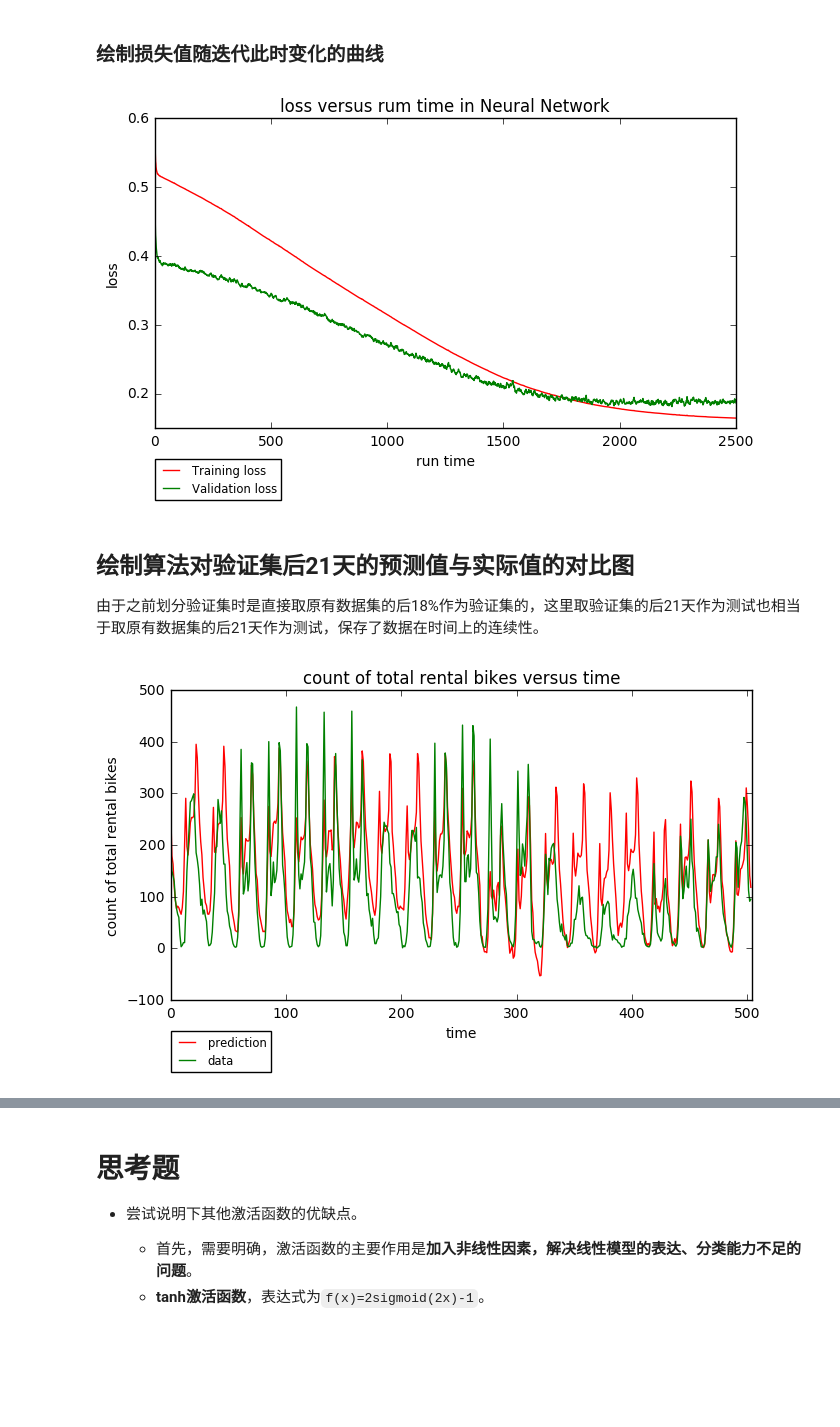
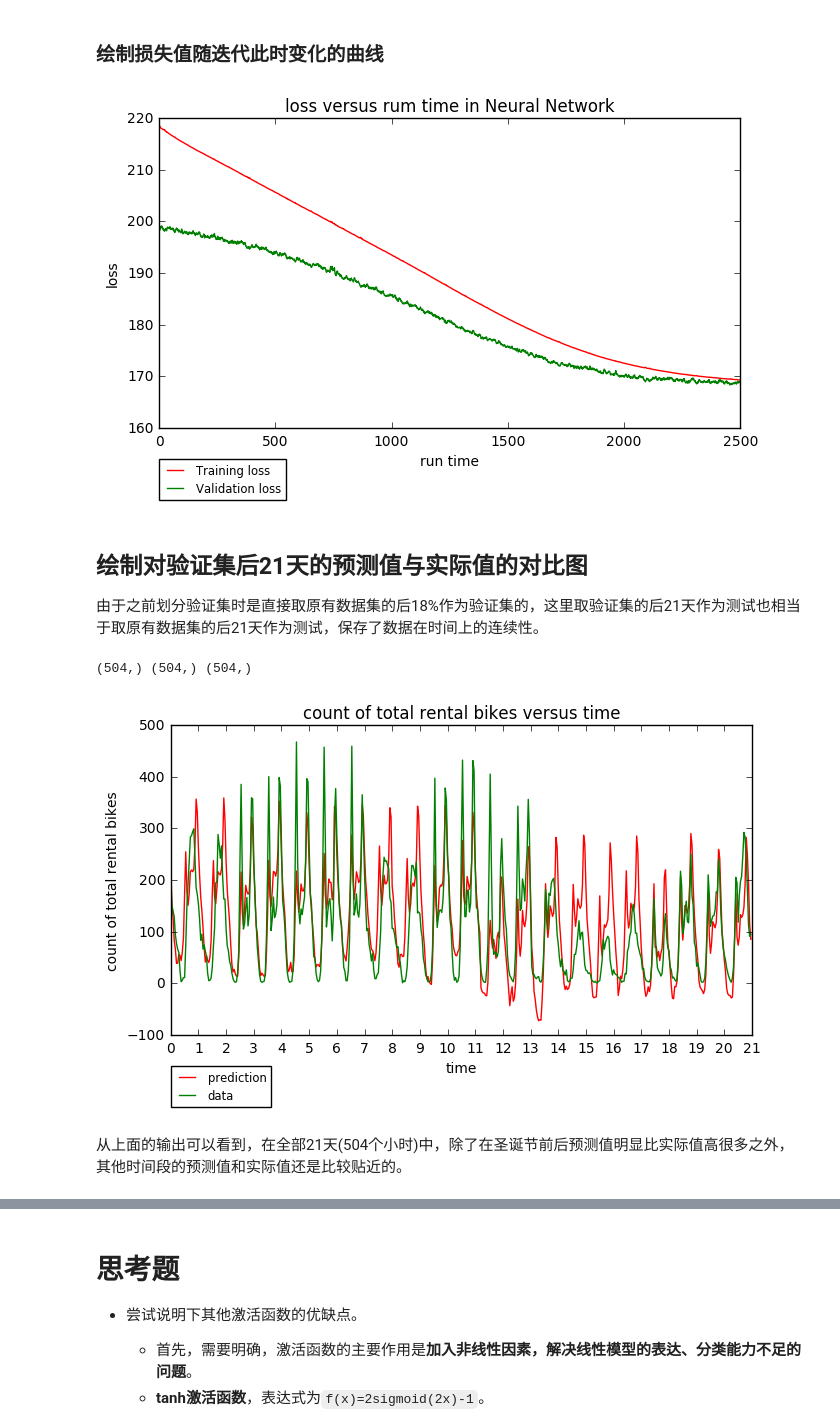
Before and after one commit to linzch3/Open-Course-Learning, a Jupyter notebook: A04.Artificial Intelligence - SYSU - RYH/Lab 6 - [Neural Network]/Lab 6 - Neural Network.ipynb, the cells around one changed output, grey strips where cells are left out. Drawn from its saved outputs; the diff is of its cells as text; code cells hidden in the pictures; blank space fills up the shorter version.

```diff
--- a/A04.Artificial Intelligence - SYSU - RYH/Lab 6 - [Neural Network]/Lab 6 - Neural Network.ipynb
+++ b/A04.Artificial Intelligence - SYSU - RYH/Lab 6 - [Neural Network]/Lab 6 - Neural Network.ipynb
@@ -209,0 +211,3 @@ print('划分后的训练集和验证集的维度：', trainSet.shape,  validate
+# %%
+mean_of_cnt, std_of_cnt = trainSet_label.mean(), trainSet_label.std()
+trainSet_label = (trainSet_label - mean_of_cnt)/std_of_cnt
@@ -209,0 +216,2 @@ print('划分后的训练集和验证集的维度：', trainSet.shape,  validate
+# %%
+validateSet_label = (validateSet_label - mean_of_cnt)/std_of_cnt
@@ -226,8 +407,6 @@ class NeuralNetwork(object):
         self.SGD_batch_size = SGD_batch_size
 
         #初始化 输入层到隐藏层、隐藏层到输出层的权重矩阵为正态分布
-#         self.weights_input_to_hidden = np.random.randn(self.n_input, self.n_hidden)
-#         self.weights_hidden_to_output = np.random.randn(self.n_hidden, self.n_output)
         self.weights_input_to_hidden = np.random.normal(0, self.n_input**(-0.5),
                                                         (self.n_input, self.n_hidden))
         self.weights_hidden_to_output = np.random.normal(0, self.n_hidden**(-0.5),
@@ -262,16 +441,16 @@ class NeuralNetwork(object):
             ### 后向传播过程 ###
             #计算 输出层输出 和 目标标签值 的误差
             error = y - final_outputs
-            #计算 输出层 误差项
+            #计算 输出层 误差梯度
             output_error_term = error # = error*1
             #更新 隐藏层到输出层 的 权重步长矩阵
             delta_weights_h_o += hidden_outputs.reshape(-1,1)*output_error_term
 
             #计算 传播到 隐藏层 的误差
-            hidden_error = np.dot(self.weights_hidden_to_output, error)
-            #计算 隐藏层 误差项
+            hidden_error = np.dot(self.weights_hidden_to_output, output_error_term)
+            #计算 隐藏层 误差梯度
             hidden_error_term = hidden_error*hidden_outputs*(1-hidden_outputs)
-            # 更新 输入层到隐藏层的权重步长矩阵
+            # 更新 输入层到隐藏层的权重步长矩阵(广播运算，或者外积）
             delta_weights_i_h += X.reshape(-1,1)*hidden_error_term
 
 
@@ -377,7 +569,7 @@ network = NeuralNetwork(n_input, n_hidden, n_output, learning_rate, SGD_batch_si
 
 runTime = 2500
 testRange = range(1, runTime+1)
-trainLosses, validationLosses = [], []
+trainLosses, validationLosses = np.zeros(runTime), np.zeros(runTime)
 for i in tnrange(runTime):
     #使用数据训练算法
     network.fit(trainSet, trainSet_label)
@@ -385,8 +577,8 @@ for i in tnrange(runTime):
     trainPredictLabel = network.apply(trainSet).T
     validPredictLabel = network.apply(validateSet).T
     #计算 损失值 并 保存 损失值结果
-    trainLosses.append(calcLoss(trainPredictLabel, trainSet_label))
-    validationLosses.append(calcLoss(validPredictLabel, validateSet_label))
+    trainLosses[i] = calcLoss(trainPredictLabel, trainSet_label)
+    validationLosses[i] = calcLoss(validPredictLabel, validateSet_label)
 # %% [markdown]
 ### 绘制损失值随迭代此时变化的曲线
 # %%
@@ -394,18 +586,18 @@ InteractiveShell.ast_node_interactivity = "none"
 # %%
 fig, ax = plt.subplots()
 fig.set_size_inches(7.5, 4)
-plt.plot(testRange, trainLosses, 'r', label="Training loss")
-plt.plot(testRange, validationLosses, 'g', label="Validation loss")
+plt.plot(testRange, trainLosses*std_of_cnt+mean_of_cnt, 'r', label="Training loss")
+plt.plot(testRange, validationLosses*std_of_cnt+mean_of_cnt, 'g', label="Validation loss")
 plt.xlabel('run time')
 plt.ylabel('loss')
 plt.title("loss versus rum time in Neural Network")
 plt.legend(bbox_to_anchor=(0, -0.1), loc=2, borderaxespad=0., fontsize='small')
 plt.show()
 plt.close()
 # %% [output]
-[figure, old version]
+[figure, new version]
 # %% [markdown]
-## 绘制算法对验证集后21天的预测值与实际值的对比图
+## 绘制对验证集后21天的预测值与实际值的对比图
 
 由于之前划分验证集时是直接取原有数据集的后18%作为验证集的，这里取验证集的后21天作为测试也相当于取原有数据集的后21天作为测试，保存了数据在时间上的连续性。
 # %%
@@ -417,3 +609,7 @@ last21Days_predicts = network.apply(last21Days_features)
 #还原归一化后的数据
 last21Days_predicts = last21Days_predicts.flatten()*std_of_cnt + mean_of_cnt
 last21Days_labels = last21Days_labels.flatten()*std_of_cnt + mean_of_cnt
+
+print(last21Days_predicts.shape, last21Days_labels.shape, last21Days_range.shape)
+# %% [output]
+(504,) (504,) (504,)
@@ -427,11 +621,15 @@ fig.set_size_inches(7.5, 4)
 plt.plot(last21Days_range, last21Days_predicts, 'r', label="prediction")
 plt.plot(last21Days_range, last21Days_labels, 'g', label="data")
 ax.set_xlim(right=num)
-plt.xlabel('time')
+ax.set_xticks(np.arange(0, num+24, 24))
+ax.set_xticklabels(np.arange(0, 22, 1))
+plt.xlabel('day')
 plt.ylabel('count of total rental bikes')
 plt.title("count of total rental bikes versus time")
 plt.legend(bbox_to_anchor=(0, -0.1), loc=2, borderaxespad=0., fontsize='small')
 plt.show()
 plt.close()
 # %% [output]
-[figure, old version]
+[figure, new version]
+# %% [markdown]
+从上面的输出可以看到，在全部21天(504个小时)中，除了在圣诞节前后预测值明显比实际值高很多之外，其他时间段的预测值和实际值还是比较贴近的。
```
Also changed, not shown: parts of 47 cells of this notebook, 4 other files.
